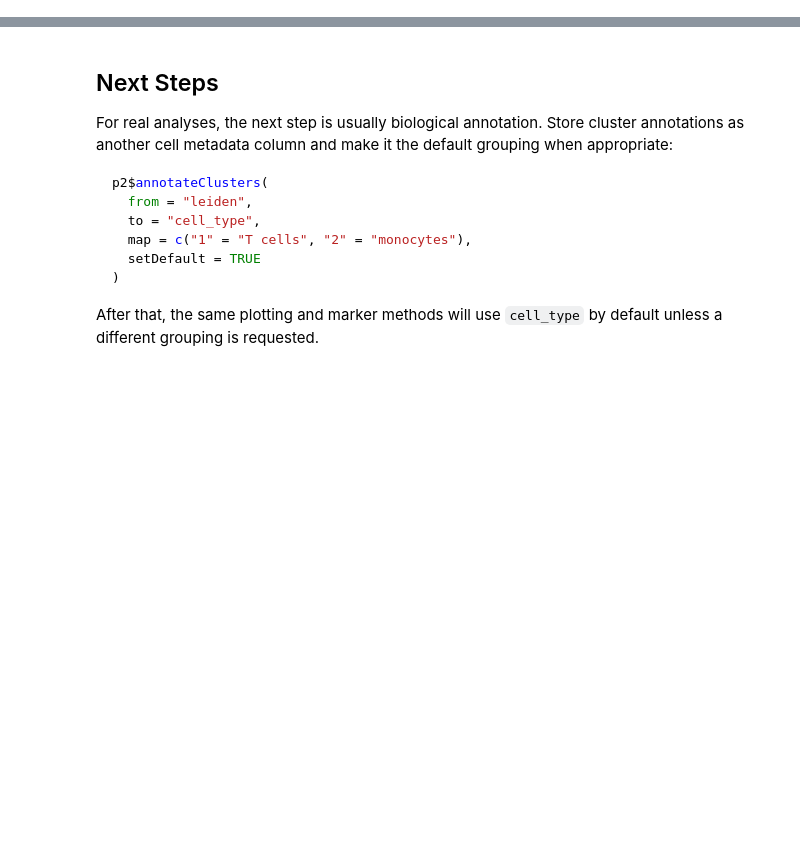
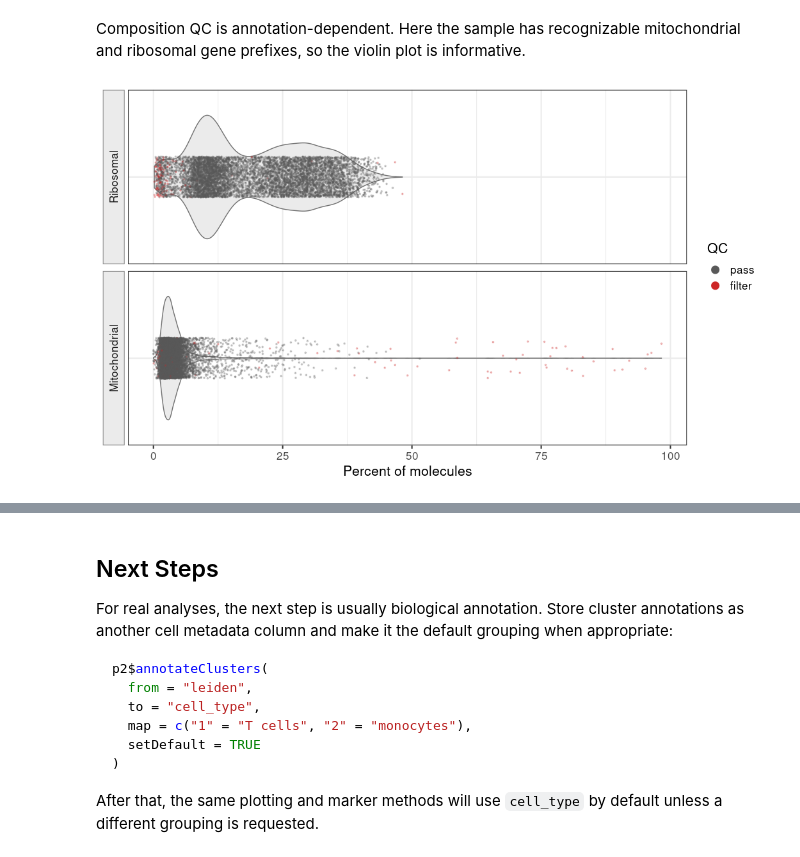
Before and after one commit to kharchenkolab/pagoda2, a Jupyter notebook: doc/pagoda2.1-single-dataset.ipynb, the cells around one changed output, grey strips where cells are left out. Saved outputs shown, nothing was run; the diff lists cells and outputs as text; code cells hidden in the pictures; blank space fills up the shorter version.

```diff
--- a/doc/pagoda2.1-single-dataset.ipynb
+++ b/doc/pagoda2.1-single-dataset.ipynb
@@ -220,0 +17,7 @@ p2$plotMarkerHeatmap(
+# %%
+data_dir <- "data"
+
+data.frame(
+  data_dir = data_dir,
+  file = list.files(data_dir)
+)
@@ -220,0 +34,11 @@ p2$plotMarkerHeatmap(
+# %%
+p2 <- suppressMessages(pagoda2::Pagoda2$from10x(data_dir, verbose = FALSE))
+counts <- p2$getRawCounts()
+
+data.frame(
+  cells = nrow(counts),
+  genes = ncol(counts),
+  nonzero_entries = Matrix::nnzero(counts),
+  sparsity = round(1 - Matrix::nnzero(counts) / prod(dim(counts)), 4),
+  integer_like = all(abs(counts@x - round(counts@x)) < 1e-8)
+)
@@ -220,0 +77,8 @@ p2$plotMarkerHeatmap(
+# %% [markdown]
+Composition QC is annotation-dependent. Here the sample has recognizable
+mitochondrial and ribosomal gene prefixes, so the violin plot is
+informative.
+# %%
+p2$plotQCViolin()
+# %% [output]
+[figure, added]
```
Also changed, not shown: parts of 44 cells of this notebook, 2 other files.
